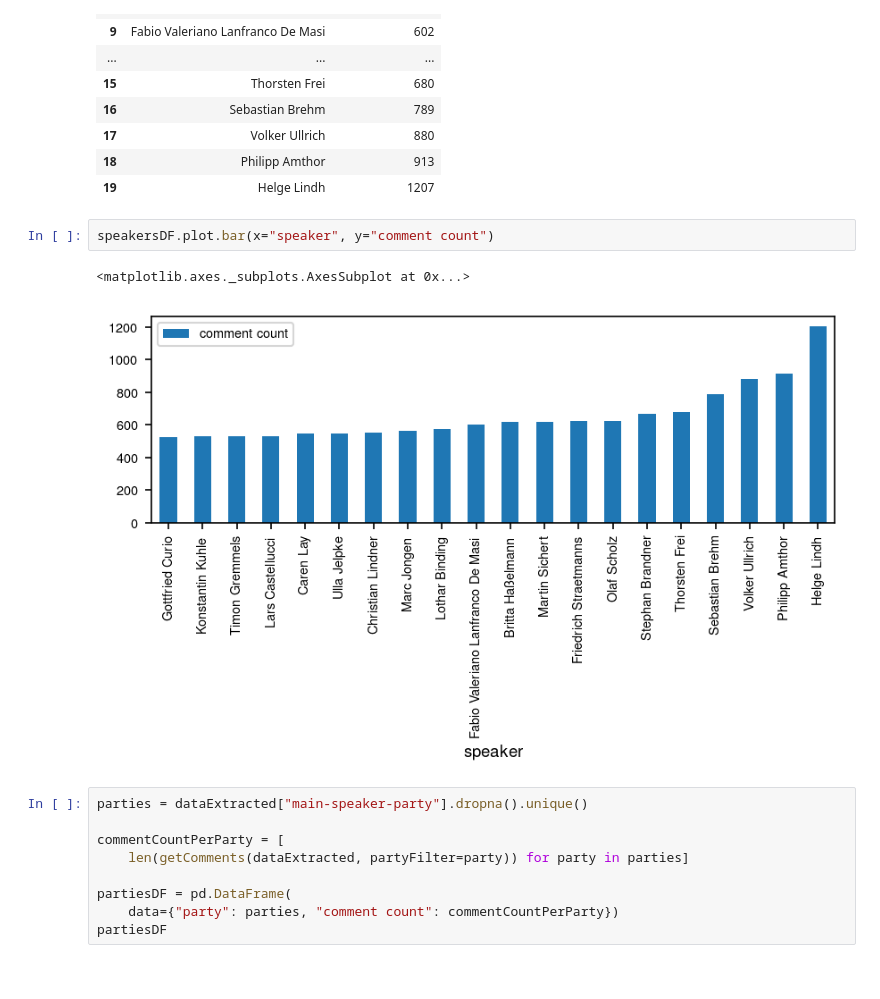
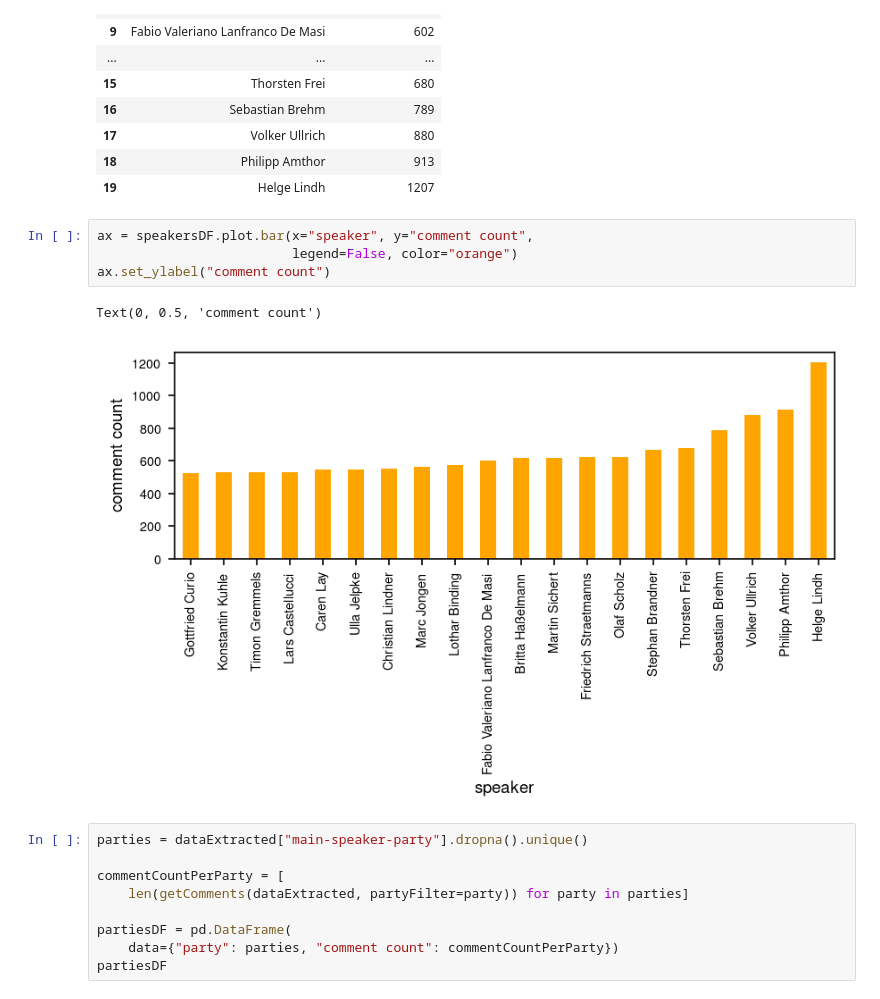
Before and after one commit to lukassailer/dl-bundestag, a Jupyter notebook: exp/comment_processing_01.ipynb, the cells around one changed output. Cells and saved outputs as stored; diff of their text form.

Commit message:
Add different color for speaker plots

```diff
--- a/exp/comment_processing_01.ipynb
+++ b/exp/comment_processing_01.ipynb
@@ -59,10 +59,12 @@ speakersDF
 | 18 | Philipp Amthor | 913 |
 | 19 | Helge Lindh | 1207 |
 # %%
-speakersDF.plot.bar(x="speaker", y="comment count")
+ax = speakersDF.plot.bar(x="speaker", y="comment count",
+                         legend=False, color="orange")
+ax.set_ylabel("comment count")
 # %% [output]
-<matplotlib.axes._subplots.AxesSubplot at 0x...>
+Text(0, 0.5, 'comment count')
-[figure, old version]
+[figure, new version]
 # %%
 parties = dataExtracted["main-speaker-party"].dropna().unique()
 
```
